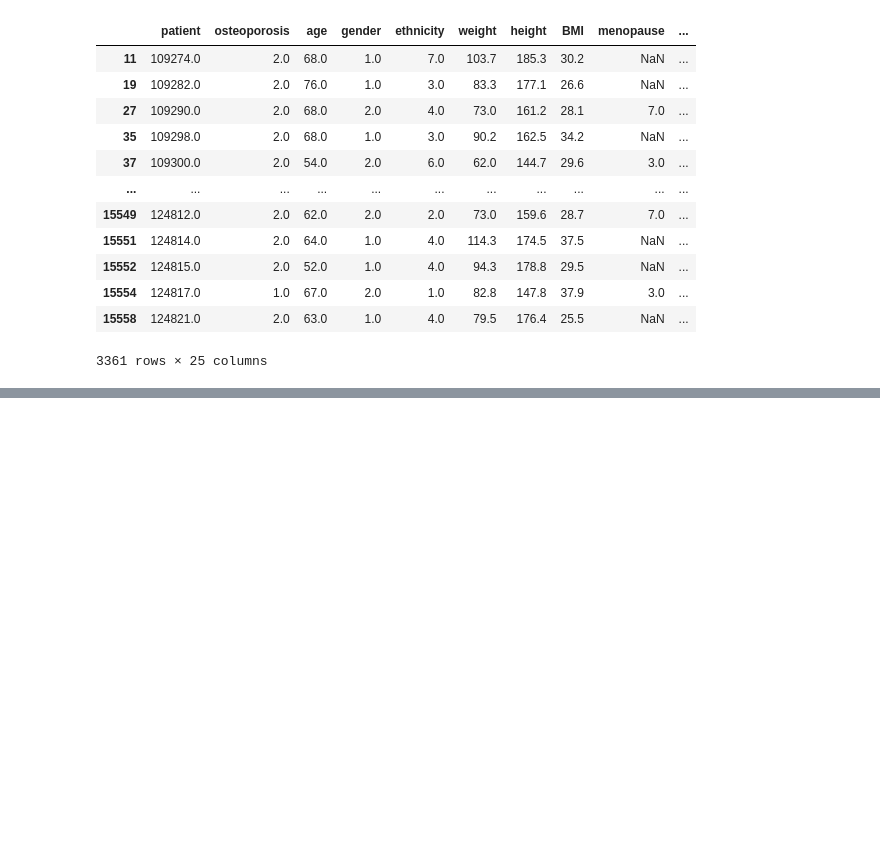
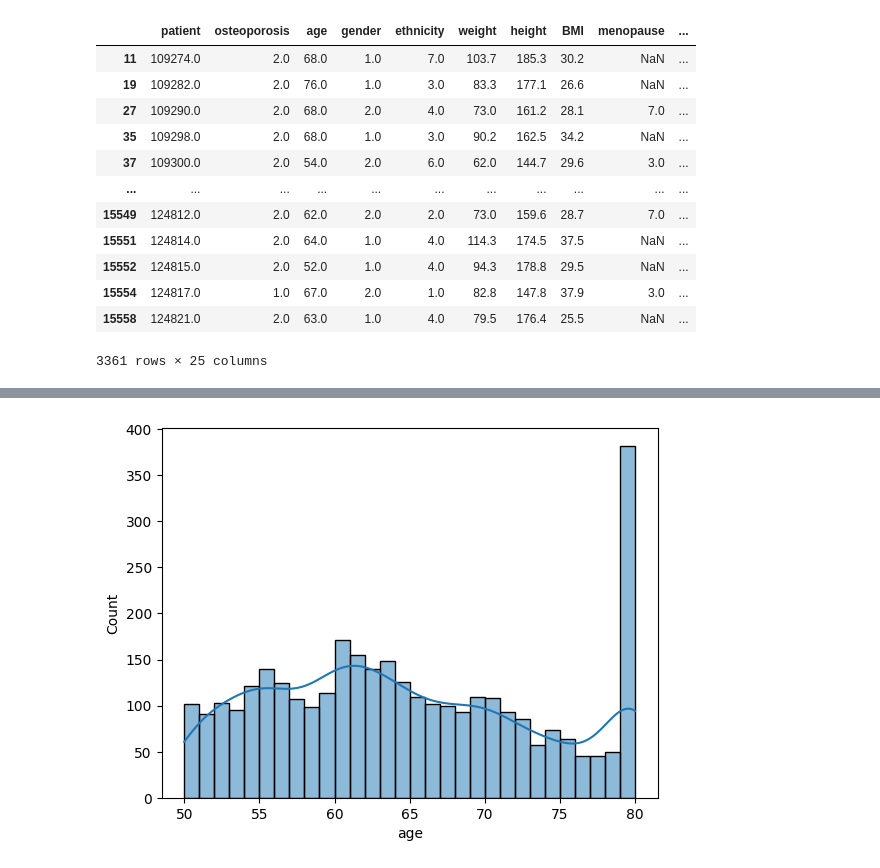
Before and after one commit to Oliwier-M/osteoporosis-AI, a Jupyter notebook: data.ipynb, the cells around one changed output, grey strips where cells are left out. Saved outputs shown, nothing was run; the diff lists cells and outputs as text; code cells hidden in the pictures; blank space fills up the shorter version.

```diff
--- a/data.ipynb
+++ b/data.ipynb
@@ -154,0 +164,7 @@ patient_rows
+# %%
+data = data[data['osteoporosis'] != 9]
+# %%
+sns.histplot(data['age'], bins=30, kde=True)
+plt.show()
+# %% [output]
+[figure, added]
```
Also changed, not shown: parts of 47 cells of this notebook, 1 other file.
